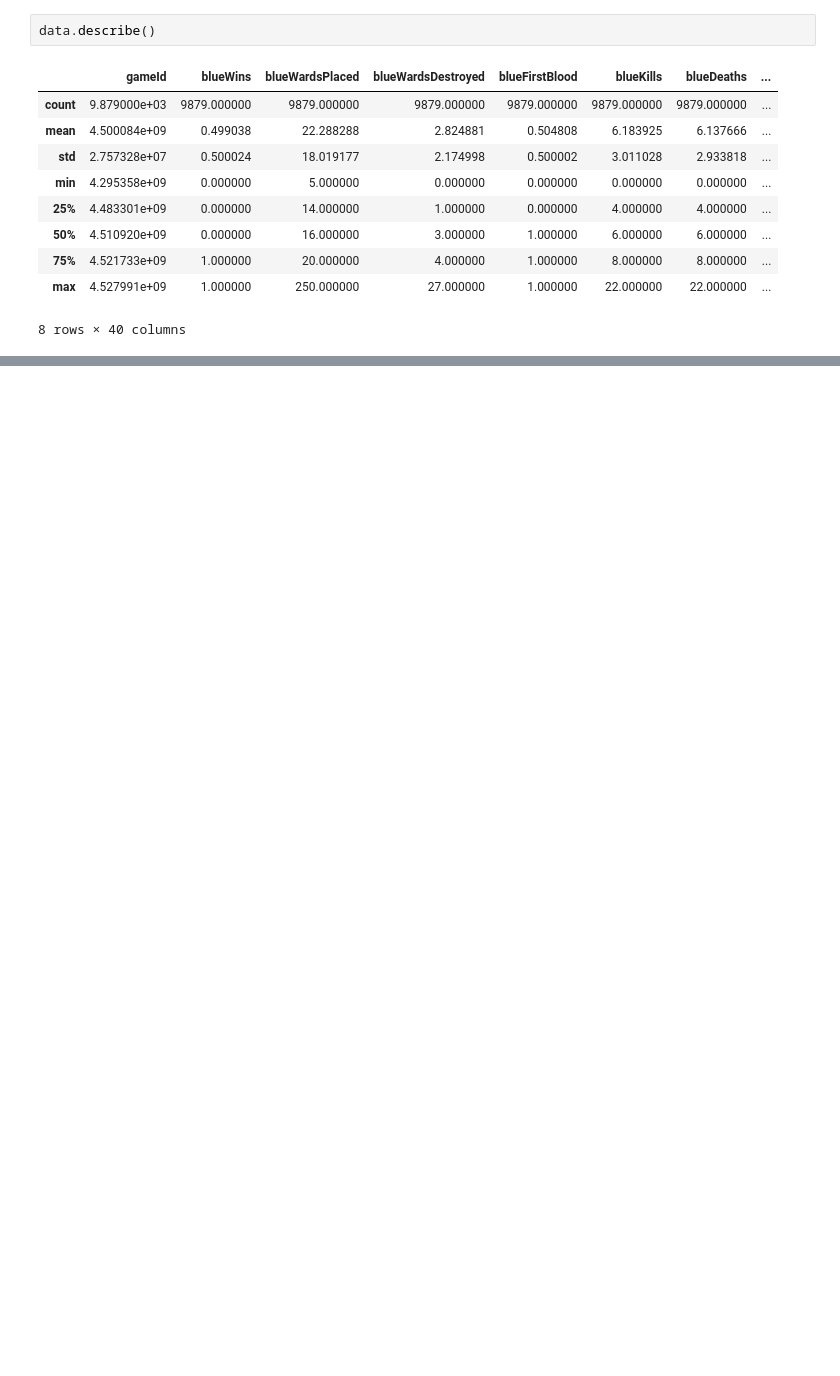
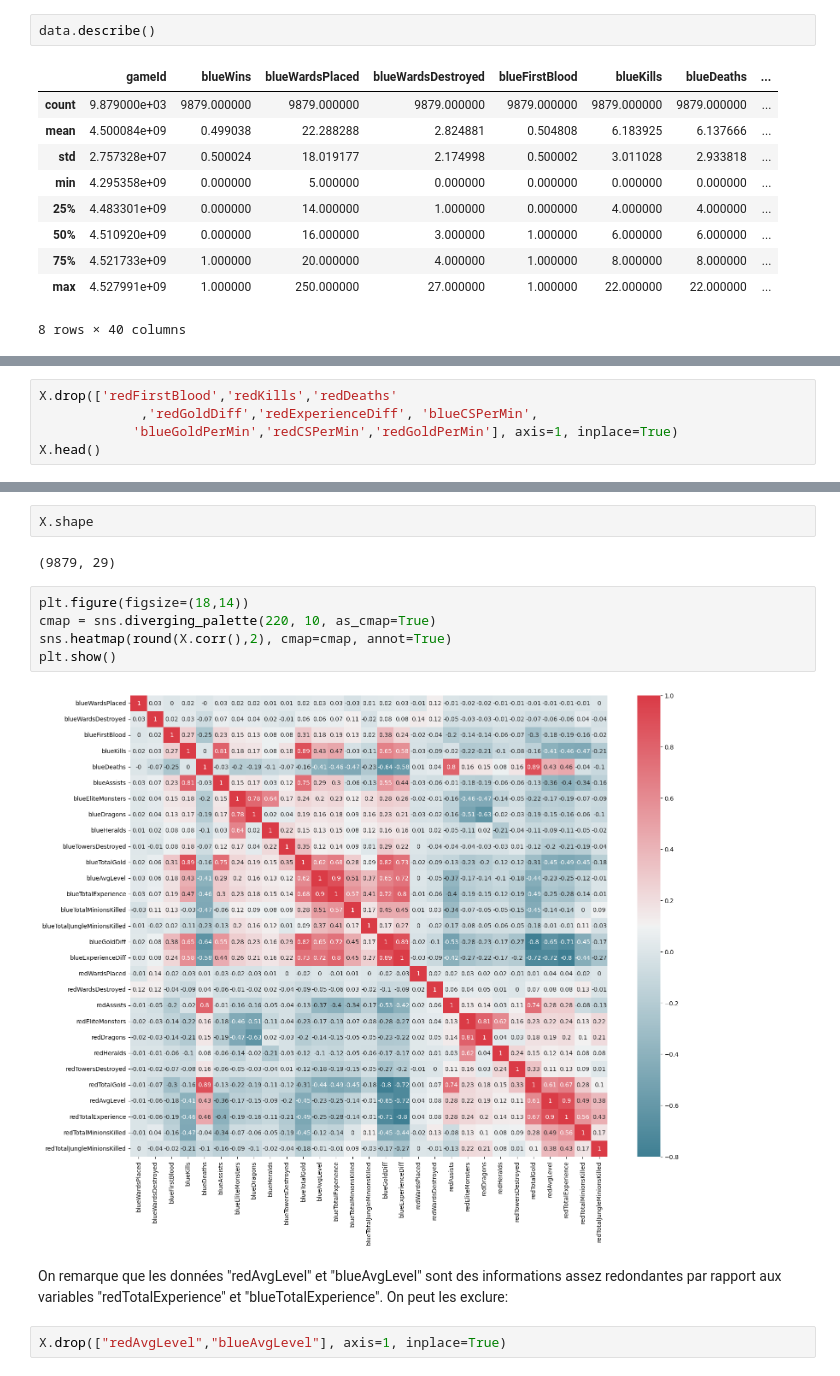
Before and after one commit to lucagortana/game-learning, a Jupyter notebook: LoL_classification.ipynb, the cells around one changed output, grey strips where cells are left out. Drawn from its saved outputs; the diff is of its cells as text; blank space fills up the shorter version.

```diff
--- a/LoL_classification.ipynb
+++ b/LoL_classification.ipynb
@@ -87,0 +139,5 @@ data.describe()
+# %%
+X.drop(['redFirstBlood','redKills','redDeaths'
+             ,'redGoldDiff','redExperienceDiff', 'blueCSPerMin',
+            'blueGoldPerMin','redCSPerMin','redGoldPerMin'], axis=1, inplace=True)
+X.head()
@@ -87,0 +152,15 @@ data.describe()
+# %%
+X.shape
+# %% [output]
+(9879, 29)
+# %%
+plt.figure(figsize=(18,14))
+cmap = sns.diverging_palette(220, 10, as_cmap=True)
+sns.heatmap(round(X.corr(),2), cmap=cmap, annot=True)
+plt.show()
+# %% [output]
+[figure, added]
+# %% [markdown]
+On remarque que les données "redAvgLevel" et "blueAvgLevel" sont des informations assez redondantes par rapport aux variables "redTotalExperience" et "blueTotalExperience". On peut les exclure:
+# %%
+X.drop(["redAvgLevel","blueAvgLevel"], axis=1, inplace=True)
```
Also changed, not shown: parts of 8 cells of this notebook, 2 other files.
